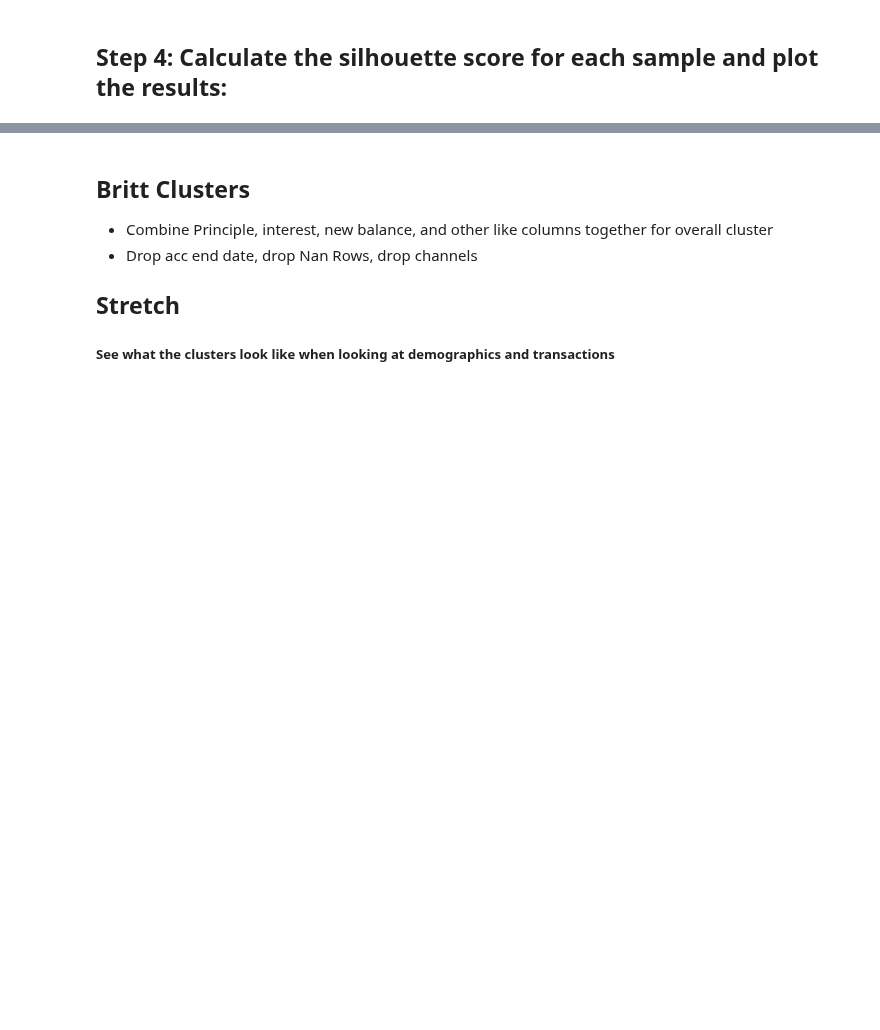
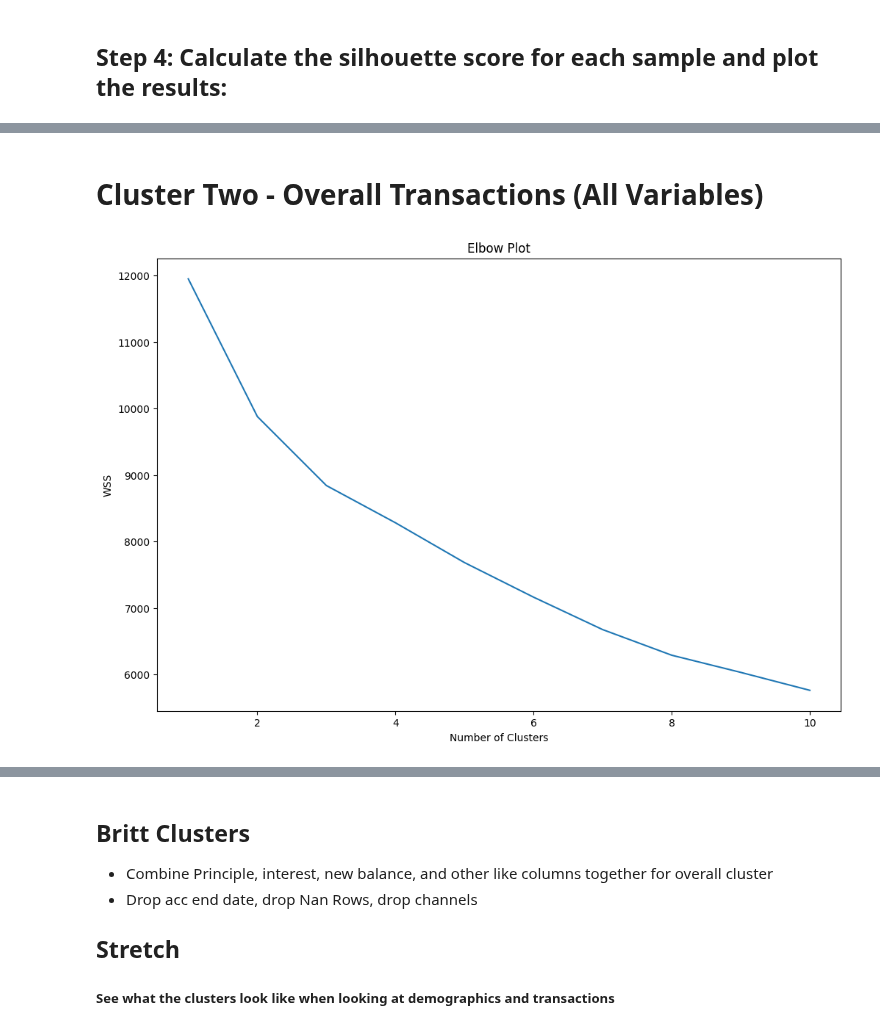
Before and after one commit to btmarsh6/mini-project-III, a Jupyter notebook: Brittany_Cluster_Notebook.ipynb, the cells around one changed output, grey strips where cells are left out. Drawn from its saved outputs; the diff is of its cells as text; code cells hidden in the pictures; blank space fills up the shorter version.

```diff
--- a/Brittany_Cluster_Notebook.ipynb
+++ b/Brittany_Cluster_Notebook.ipynb
@@ -173,0 +212,33 @@ plt.show()
+# %% [markdown]
+# Cluster Two - Overall Transactions (All Variables)
+# %%
+# Extract the variables for clustering
+X = transactions.iloc[:, 1:20].values
+
+# Normalize the variables to have zero mean and unit variance
+scaler = StandardScaler()
+X_scaled = scaler.fit_transform(X)
+
+# Determine the optimal number of clusters using elbow method
+wcss = []
+for i in range(1, 11):
+    kmeans = KMeans(n_clusters=i, init='k-means++', random_state=0)
+    kmeans.fit(X_scaled)
+    wcss.append(kmeans.inertia_)
+plt.plot(range(1, 11), wcss)
+plt.title('Elbow Plot')
+plt.xlabel('Number of Clusters')
+plt.ylabel('WSS')
+plt.show()
+
+# Apply KMeans model with the chosen number of clusters
+kmeans = KMeans(n_clusters=5, init='k-means++', random_state=0)
+y_kmeans = kmeans.fit_predict(X_scaled)
+
+# Add the cluster labels to the original dataset
+transactions['cluster'] = y_kmeans
+
+# Analyze the clusters
+transactions.groupby('cluster').mean()
+# %% [output]
+[figure, added]
```
Also changed, not shown: parts of 14 cells of this notebook.
